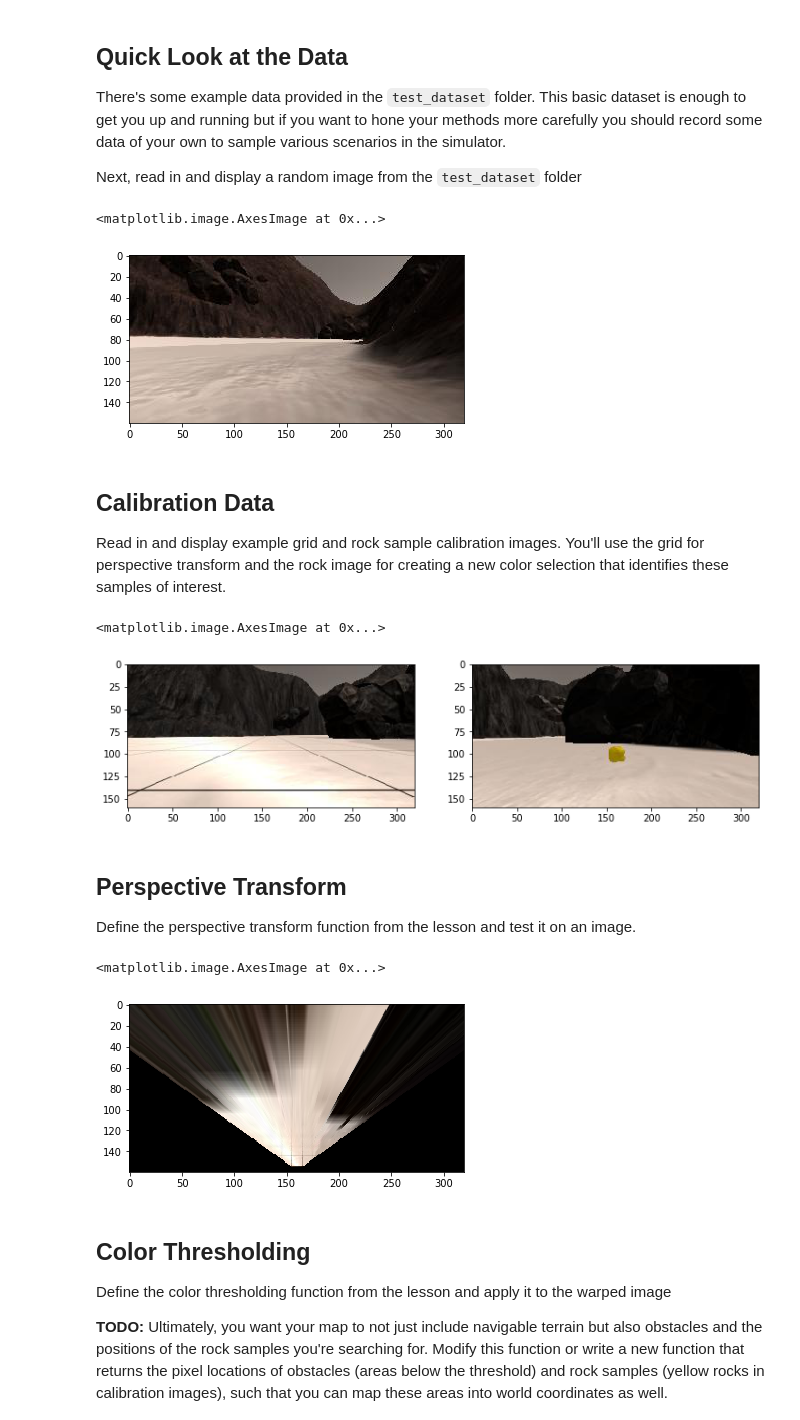
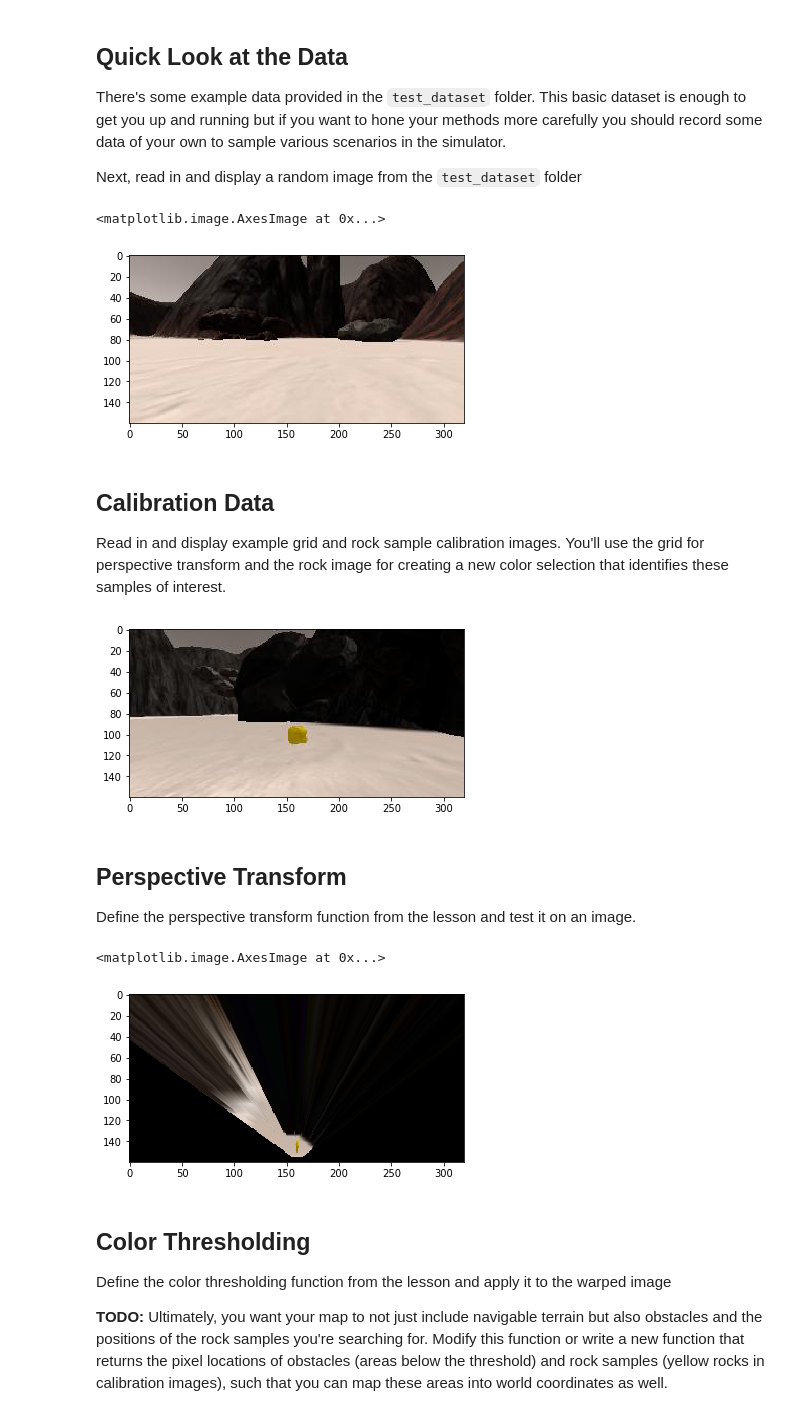
Before and after one commit to iFoxbox/RoboND-Rover-Project, a Jupyter notebook: code/Rover_Project_Test_Notebook.ipynb, the cells around one changed output. Cells and saved outputs as stored; diff of their text form; code cells hidden in the pictures.

```diff
--- a/code/Rover_Project_Test_Notebook.ipynb
+++ b/code/Rover_Project_Test_Notebook.ipynb
@@ -33,7 +33,7 @@ There's some example data provided in the `test_dataset` folder.  This basic dat
 
 Next, read in and display a random image from the `test_dataset` folder
 # %%
-path = '../test_dataset/IMG/*'
+path = '../my_data/IMG/*'
 img_list = glob.glob(path)
 # Grab a random image and display it
 idx = np.random.randint(0, len(img_list)-1)
@@ -41,27 +41,33 @@ image = mpimg.imread(img_list[idx])
 plt.imshow(image)
 # %% [output]
 <matplotlib.image.AxesImage at 0x...>
-[figure, old version]
+[figure, new version]
 # %% [markdown]
 ## Calibration Data
 Read in and display example grid and rock sample calibration images.  You'll use the grid for perspective transform and the rock image for creating a new color selection that identifies these samples of interest.
 # %%
 # In the simulator you can toggle on a grid on the ground for calibration
 # You can also toggle on the rock samples with the 0 (zero) key.
 # Here's an example of the grid and one of the rocks
 example_grid = '../calibration_images/example_grid1.jpg'
 example_rock = '../calibration_images/example_rock1.jpg'
 grid_img = mpimg.imread(example_grid)
 rock_img = mpimg.imread(example_rock)
 
-fig = plt.figure(figsize=(12,3))
-plt.subplot(121)
-plt.imshow(grid_img)
-plt.subplot(122)
+#Added line to be able to interact with notebook
+#%matplotlib notebook
+%matplotlib inline
+
+#fig = plt.figure(figsize=(12,3))
+#plt.subplot(121)
+#plt.imshow(grid_img)
+#plt.subplot(122)
+#plt.imshow(rock_img)
+
 plt.imshow(rock_img)
+plt.show()
 # %% [output]
-<matplotlib.image.AxesImage at 0x...>
-[figure, old version]
+[figure, new version]
 # %% [markdown]
 ## Perspective Transform
 
@@ -94,12 +100,12 @@
                   [image.shape[1]/2 + dst_size, image.shape[0] - 2*dst_size - bottom_offset],
                   [image.shape[1]/2 - dst_size, image.shape[0] - 2*dst_size - bottom_offset],
                   ])
-warped = perspect_transform(grid_img, source, destination)
+warped = perspect_transform(rock_img, source, destination)
 plt.imshow(warped)
 #scipy.misc.imsave('../output/warped_example.jpg', warped)
 # %% [output]
 <matplotlib.image.AxesImage at 0x...>
-[figure, old version]
+[figure, new version]
 # %% [markdown]
 ## Color Thresholding
 Define the color thresholding function from the lesson and apply it to the warped image
```
Also changed, not shown: parts of 2 cells of this notebook.
